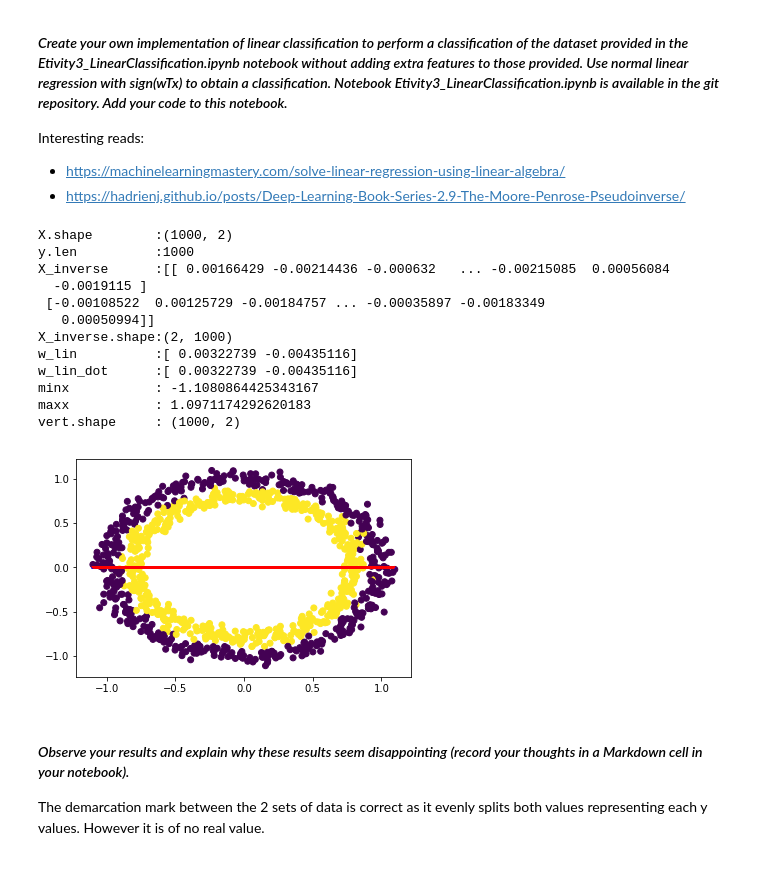
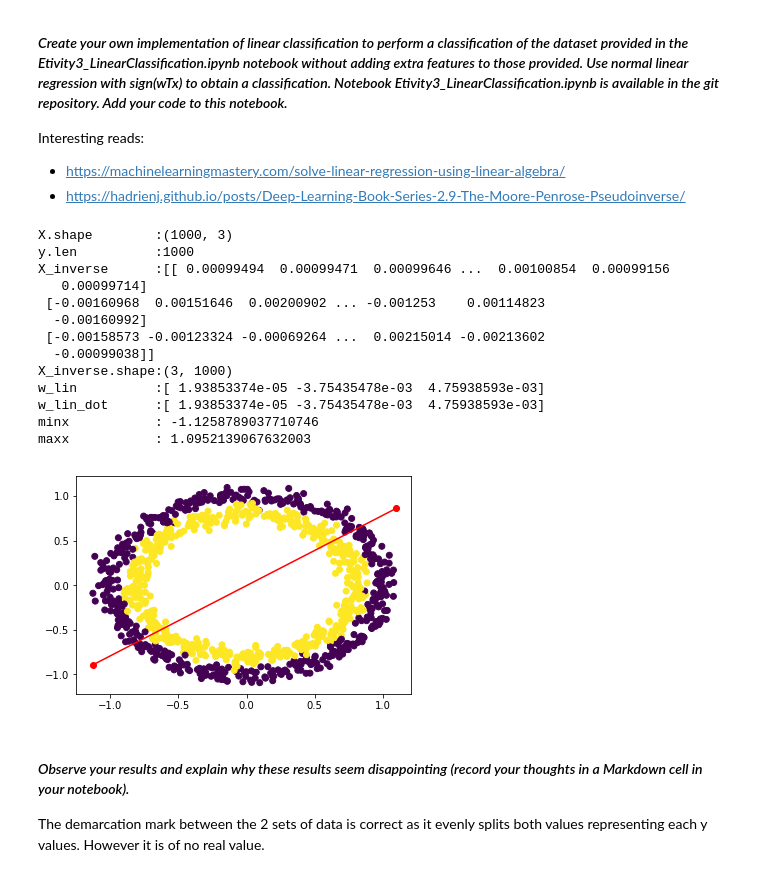
Before and after one commit to vipulpopat/MSCAI_Sem1_Etivity3, a Jupyter notebook: Etivity3_LinearClassification.ipynb, the cells around one changed output. Drawn from its saved outputs; the diff is of its cells as text; code cells hidden in the pictures.

```diff
--- a/Etivity3_LinearClassification.ipynb
+++ b/Etivity3_LinearClassification.ipynb
@@ -30,48 +41,60 @@ Interesting reads:
 # %%
+# Add bias=1 column
+X = np.insert(X, 0, 1, axis=1)
+
 # Calculate pseudo-inverse
 X_inverse = np.linalg.pinv(X)
 w_lin = np.matmul(X_inverse, y)
 w_lin_dot = X_inverse.dot(y)
 
 minx = np.amin(X)
 maxx = np.amax(X)
-horz = np.linspace(minx, maxx, 1000)
-vert = w_lin[0]*X + w_lin[1]
 
+# Plot the data set
+plt.scatter(X[:,1], X[:,2], c=y)
+
+# Plot the decision boundary
+minx = np.amin(X)
+maxx = np.amax(X)
+miny, maxy = decision_boundary_lin(w_lin, minx, maxx)
+plt.plot([minx, maxx], [miny, maxy], 'ro-')
+
+# Alternative decision boundary
+#horz = np.linspace(minx, maxx, 1000)
+#vert = w_lin[0]*X + w_lin[1]
+#plt.plot(horz, vert, color='blue')
+
+# Alternative approach for drawing the separating line.
+#yhat = X.dot(w_lin)
+#plt.plot(X, yhat, color='red')
+#plt.plot(X, np.sign(yhat), color='red')
+#plt.plot(X, y, color='red')
+#sign = np.sign(yhat)
+
+# Debug
 print("X.shape        :{}".format(X.shape))
 print("y.len          :{}".format(len(y)))
 print("X_inverse      :{}".format(X_inverse ))
 print("X_inverse.shape:{}".format(X_inverse.shape ))
 print("w_lin          :{}".format(w_lin))
 print("w_lin_dot      :{}".format(w_lin_dot))
 print("minx           :", minx)
 print("maxx           :", maxx)
-print("vert.shape     :", vert.shape)
-
-
-plt.scatter(X[:,0], X[:,1], c=y)
-plt.plot(horz, vert, color='blue')
-
-# Alternative approach for drawing the separating line.
-yhat = X.dot(w_lin)
-plt.plot(X, yhat, color='red')
-#plt.plot(X, np.sign(yhat), color='red')
-#plt.plot(X, y, color='red')
-sign = np.sign(yhat)
 # %% [output]
-X.shape        :(1000, 2)
+X.shape        :(1000, 3)
 y.len          :1000
-X_inverse      :[[ 0.00166429 -0.00214436 -0.000632   ... -0.00215085  0.00056084
-  -0.0019115 ]
- [-0.00108522  0.00125729 -0.00184757 ... -0.00035897 -0.00183349
-   0.00050994]]
-X_inverse.shape:(2, 1000)
-w_lin          :[ 0.00322739 -0.00435116]
-w_lin_dot      :[ 0.00322739 -0.00435116]
-minx           : -1.1080864425343167
-maxx           : 1.0971174292620183
-vert.shape     : (1000, 2)
+X_inverse      :[[ 0.00099494  0.00099471  0.00099646 ...  0.00100854  0.00099156
+   0.00099714]
+ [-0.00160968  0.00151646  0.00200902 ... -0.001253    0.00114823
+  -0.00160992]
+ [-0.00158573 -0.00123324 -0.00069264 ...  0.00215014 -0.00213602
+  -0.00099038]]
+X_inverse.shape:(3, 1000)
+w_lin          :[ 1.93853374e-05 -3.75435478e-03  4.75938593e-03]
+w_lin_dot      :[ 1.93853374e-05 -3.75435478e-03  4.75938593e-03]
+minx           : -1.1258789037710746
+maxx           : 1.0952139067632003
-[figure, old version]
+[figure, new version]
 # %% [markdown]
 #### *Observe your results and explain why these results seem disappointing (record your thoughts in a Markdown cell in your notebook).*
 
```
Also changed, not shown: parts of 5 cells of this notebook.
